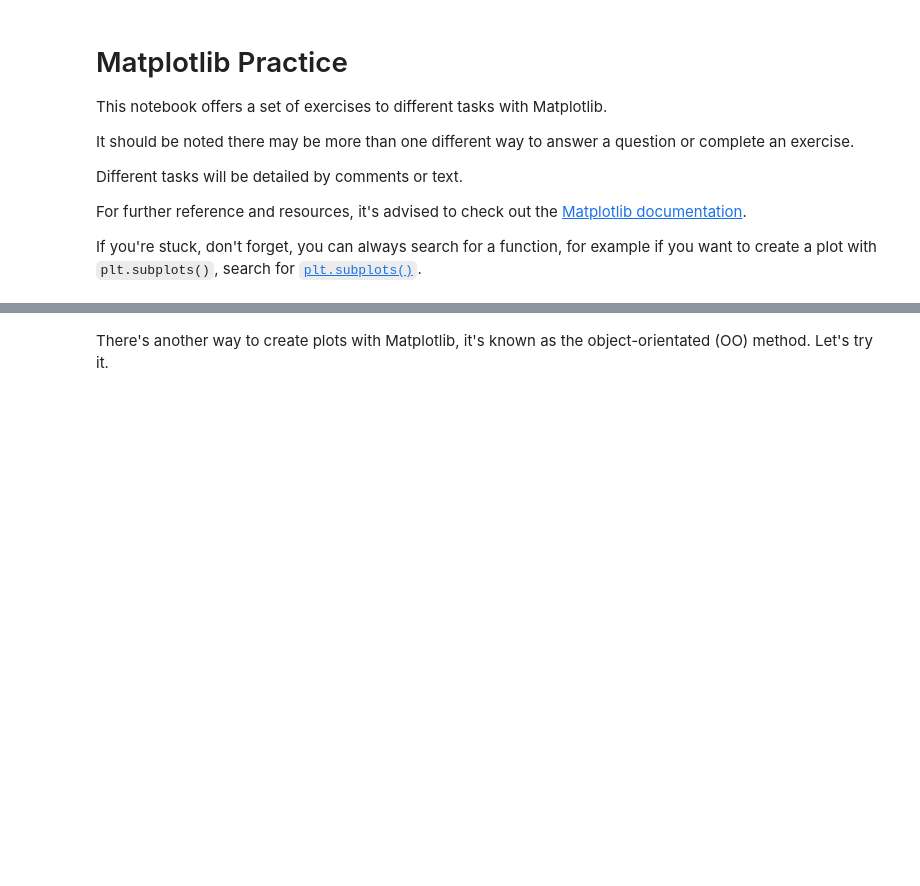
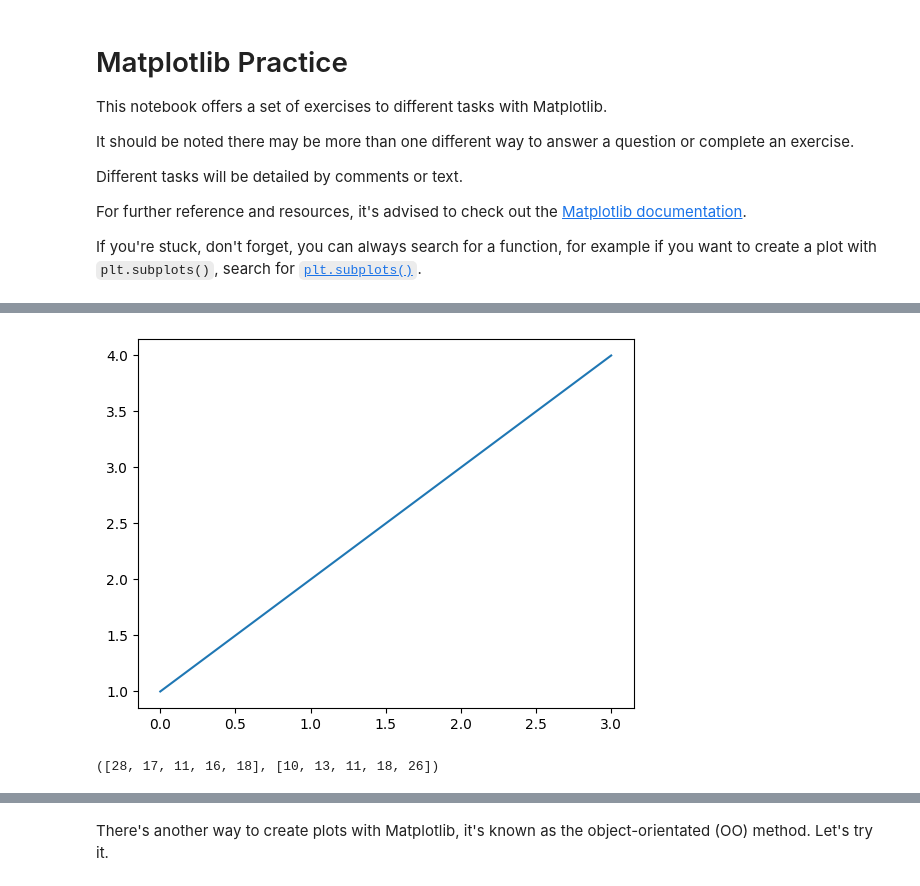
Before and after one commit to BrennZA/ZTM-ML, a Jupyter notebook: matplotlib-exercises.ipynb, the cells around one changed output, grey strips where cells are left out. Cells and saved outputs as stored; diff of their text form; code cells hidden in the pictures; blank space fills up the shorter version.

```diff
--- a/matplotlib-exercises.ipynb
+++ b/matplotlib-exercises.ipynb
@@ -20,6 +27,16 @@ If you're stuck, don't forget, you can always search for a function, for example
 # %%
 # Plot a single Python list
+fig2 = plt.plot(x)
+# %% [output]
+[figure, added]
 # %%
 # Create two lists, one called X, one called y, each with 5 numbers in them
+import random
+x = random.sample(range(10, 30), 5)
+y = random.sample(range(10, 30), 5)
+
+x, y
+# %% [output]
+([28, 17, 11, 16, 18], [10, 13, 11, 18, 26])
 # %%
 # Plot X & y (the lists you've created)
```
Also changed, not shown: parts of 5 cells of this notebook.
